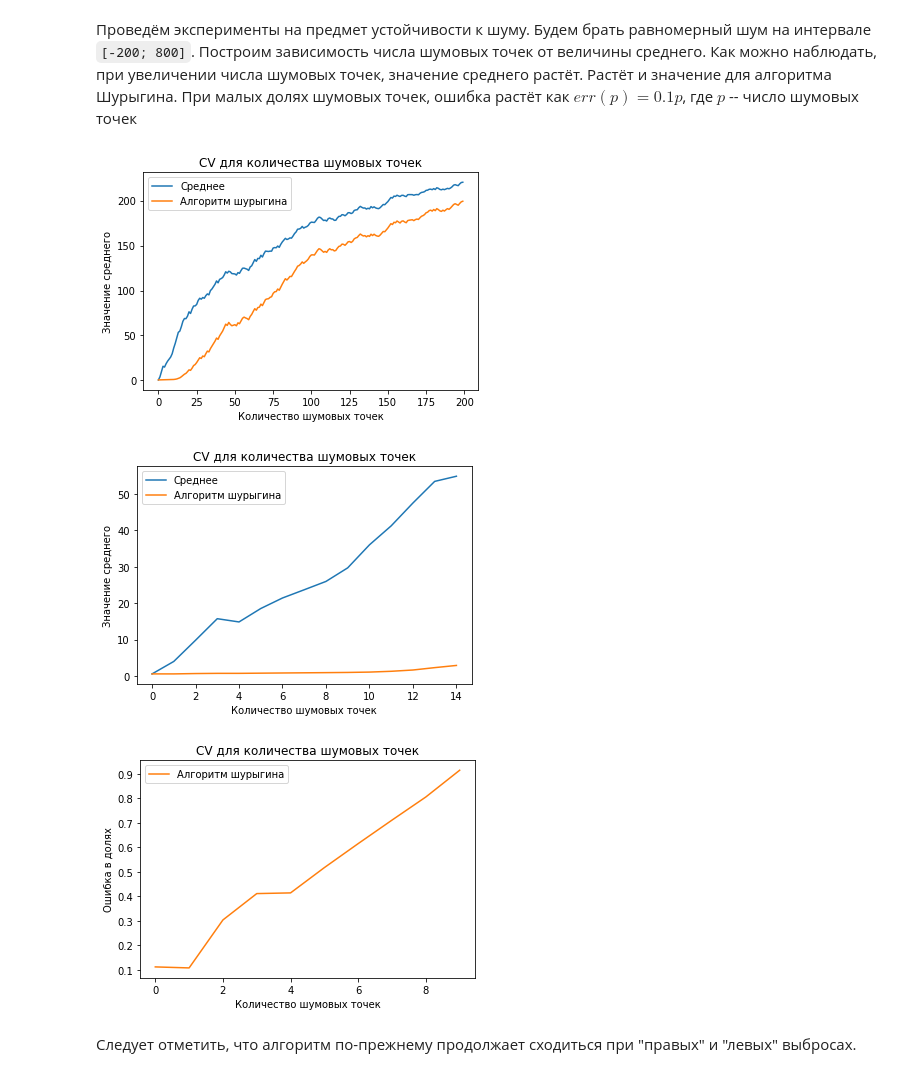
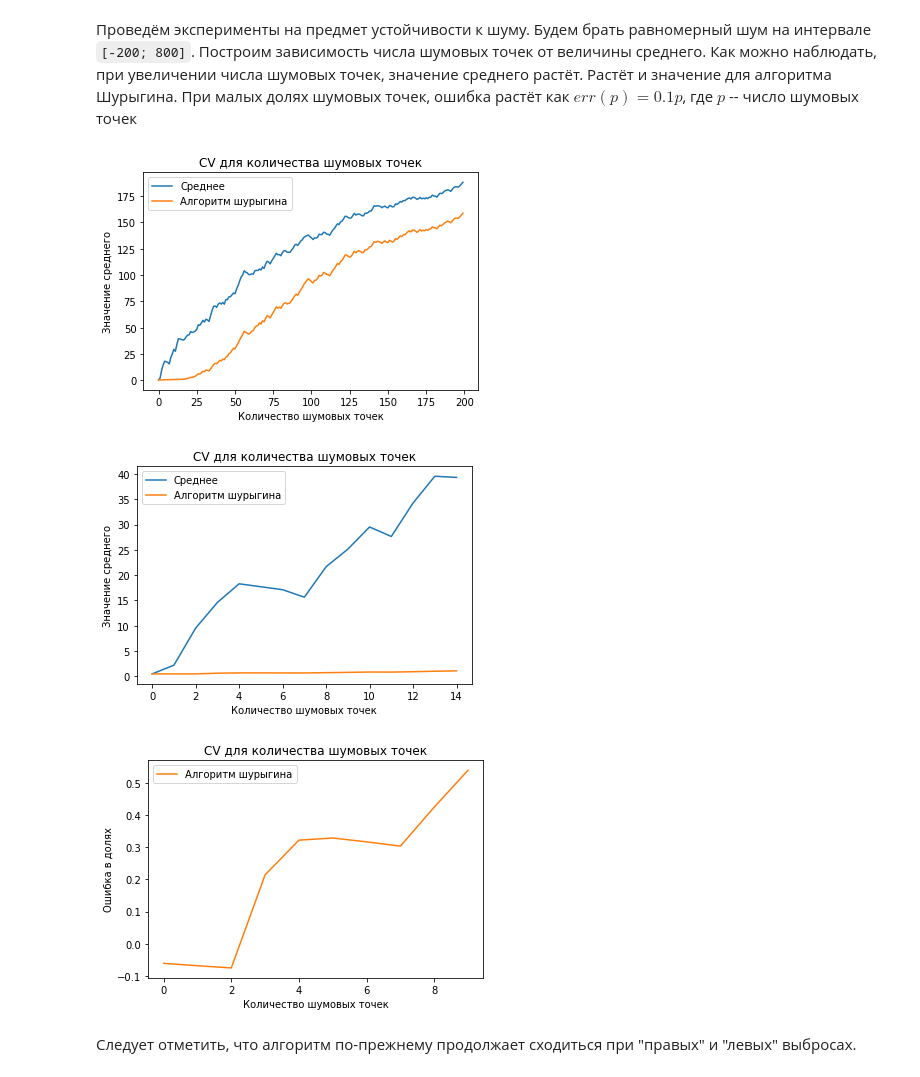
Before and after one commit to Hedgehogues/shurigin-algorithm, a Jupyter notebook: shurigin_algorithm.ipynb, the cells around one changed output. Drawn from its saved outputs; the diff is of its cells as text; code cells hidden in the pictures.

```diff
--- a/shurigin_algorithm.ipynb
+++ b/shurigin_algorithm.ipynb
@@ -73,7 +40,7 @@ count_experiments = 40
 n = 100
 variance = 1000
 shift = 0.2
-seed = i
+seed = 42
 mean = []
 s_mean = []
 for n_noise in range(0, 2 * n):
@@ -81,37 +48,37 @@ for n_noise in range(0, 2 * n):
     s_mean_m = []
     for i in range(count_experiments):
         np.random.seed(seed)
         noise = (np.random.rand(n_noise) - shift) * variance
         xlim = []
-        mean_, s_mean_ = shurigin_algorithm(np.random.rand(n), draw=False, noise=noise)
+        mean_, s_mean_ = shurigin_algorithm_debug(np.random.rand(n), draw=False, noise=noise)
         mean_m.append(mean_)
         s_mean_m.append(s_mean_)
     mean.append(np.mean(mean_m))
     s_mean.append(np.mean(s_mean_m))
 plt.figure()
 plt.plot(mean)
 plt.plot(s_mean)
 plt.title('CV для количества шумовых точек')
 plt.xlabel('Количество шумовых точек')
 plt.ylabel('Значение среднего')
 plt.legend(['Среднее', 'Алгоритм шурыгина'])
 plt.figure()
 plt.plot(mean[:15])
 plt.plot(s_mean[:15])
 plt.title('CV для количества шумовых точек')
 plt.xlabel('Количество шумовых точек')
 plt.ylabel('Значение среднего')
 plt.legend(['Среднее', 'Алгоритм шурыгина'])
 plt.figure()
 plt.plot((np.array(s_mean[:10]) - 0.5) / 0.5, color='C1')
 plt.title('CV для количества шумовых точек')
 plt.xlabel('Количество шумовых точек')
 plt.ylabel('Ошибка в долях')
 plt.legend(['Алгоритм шурыгина']);
 # %% [output]
-[figure, old version]
+[figure, new version]
-[figure, old version]
+[figure, new version]
-[figure, old version]
+[figure, new version]
 # %% [markdown]
 Следует отметить, что алгоритм по-прежнему продолжает сходиться при "правых" и "левых" выбросах.
 # %%
```
Also changed, not shown: parts of 5 cells of this notebook, 1 other file.
